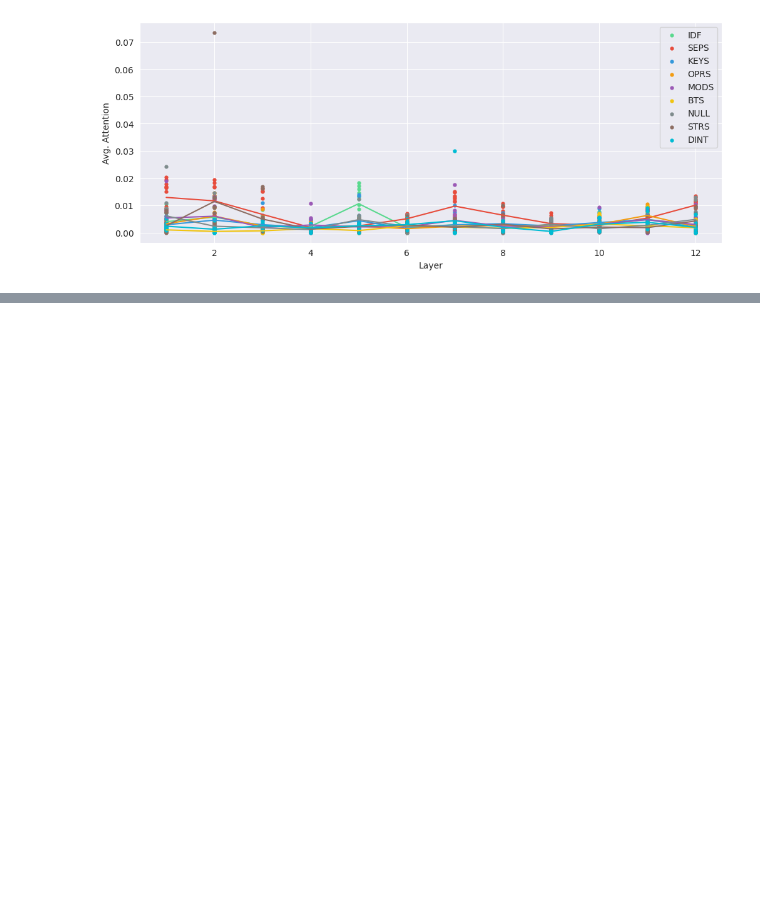
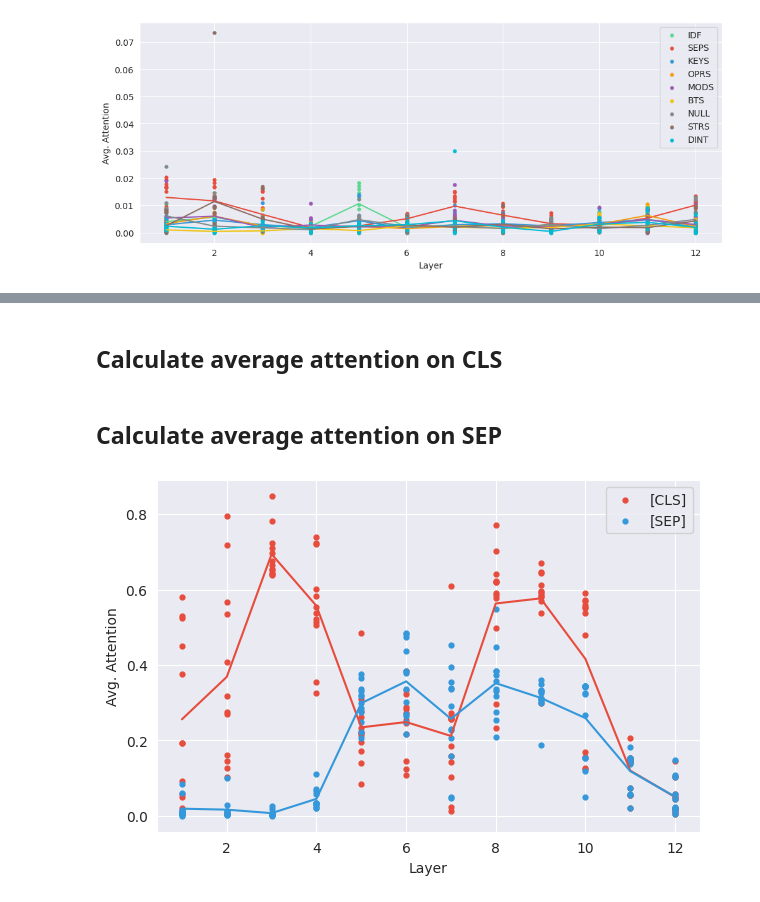
Before and after one commit to Jirigesi/attentionBias, a Jupyter notebook: Clone-detection-BigCloneBench/code/attention_analysis.ipynb, the cells around one changed output, grey strips where cells are left out. Cells and saved outputs as stored; diff of their text form; code cells hidden in the pictures; blank space fills up the shorter version.

```diff
--- a/Clone-detection-BigCloneBench/code/attention_analysis.ipynb
+++ b/Clone-detection-BigCloneBench/code/attention_analysis.ipynb
@@ -378,0 +348,2 @@ syntax_list = ['annotation', 'basictype', 'boolean',
+# %% [markdown]
+## Calculate average attention on CLS
@@ -378,0 +389,2 @@ syntax_list = ['annotation', 'basictype', 'boolean',
+# %% [markdown]
+## Calculate average attention on SEP
@@ -378,0 +431,32 @@ syntax_list = ['annotation', 'basictype', 'boolean',
+# %%
+avg_attns = {}
+avg_attns = {'cls': CLS_atten, 'sep': SEP_atten}
+# %%
+def get_data_points(head_data):
+  xs, ys, avgs = [], [], []
+  for layer in range(12):
+    for head in range(12):
+      ys.append(head_data[layer, head])
+      xs.append(1 + layer)
+    avgs.append(head_data[layer].mean())
+  return xs, ys, avgs
+
+
+## thi is with 2 enfding functions
+
+def add_line(key, ax, color, label, plot_avgs=True):
+  xs, ys, avgs = get_data_points(avg_attns[key])
+  ax.scatter(xs, ys, s=12, label=label, color=color)
+  if plot_avgs:
+    ax.plot(1 + np.arange(len(avgs)), avgs, color=color)
+  ax.legend(loc="best")
+  ax.set_xlabel("Layer")
+  ax.set_ylabel("Avg. Attention")
+
+
+plt.figure(figsize=(7, 21))
+ax = plt.subplot(4, 1, 1)
+for key, color, label in [ ("cls", RED, "[CLS]"),("sep", BLUE, "[SEP]")]:
+  add_line(key, ax, color, label)
+# %% [output]
+[figure, added]
```
Also changed, not shown: parts of 6 cells of this notebook, 2 other files.
